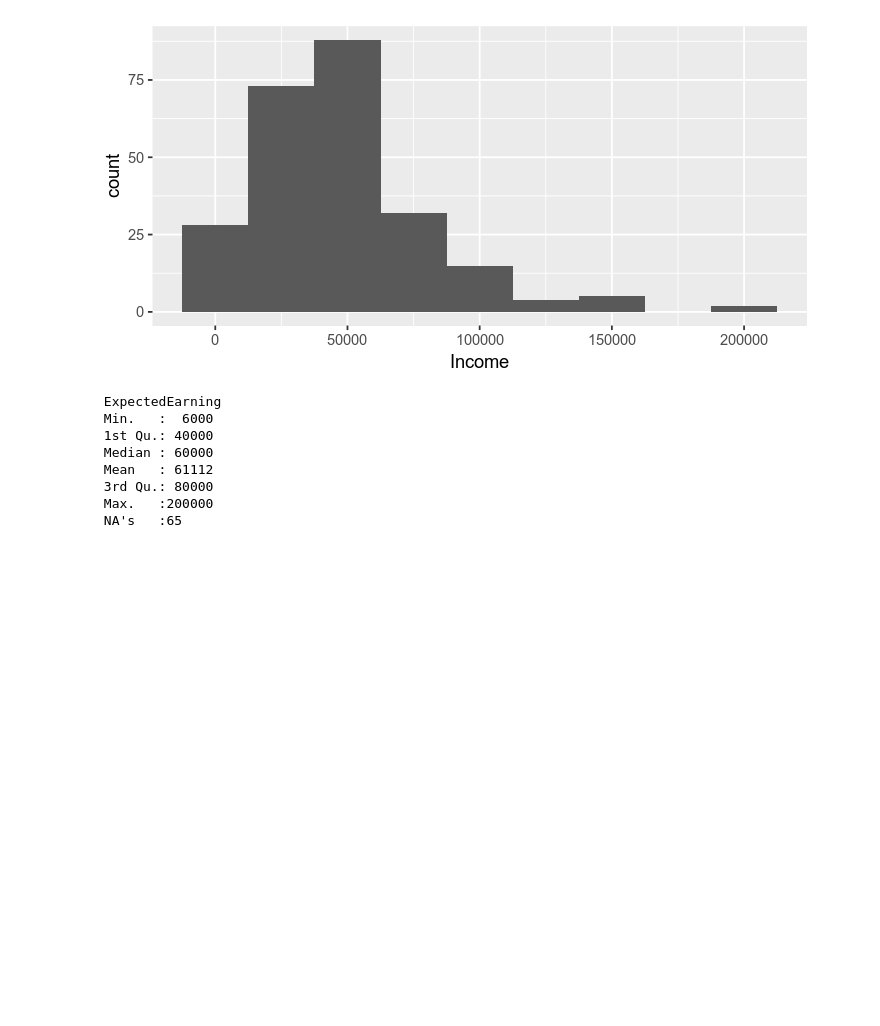
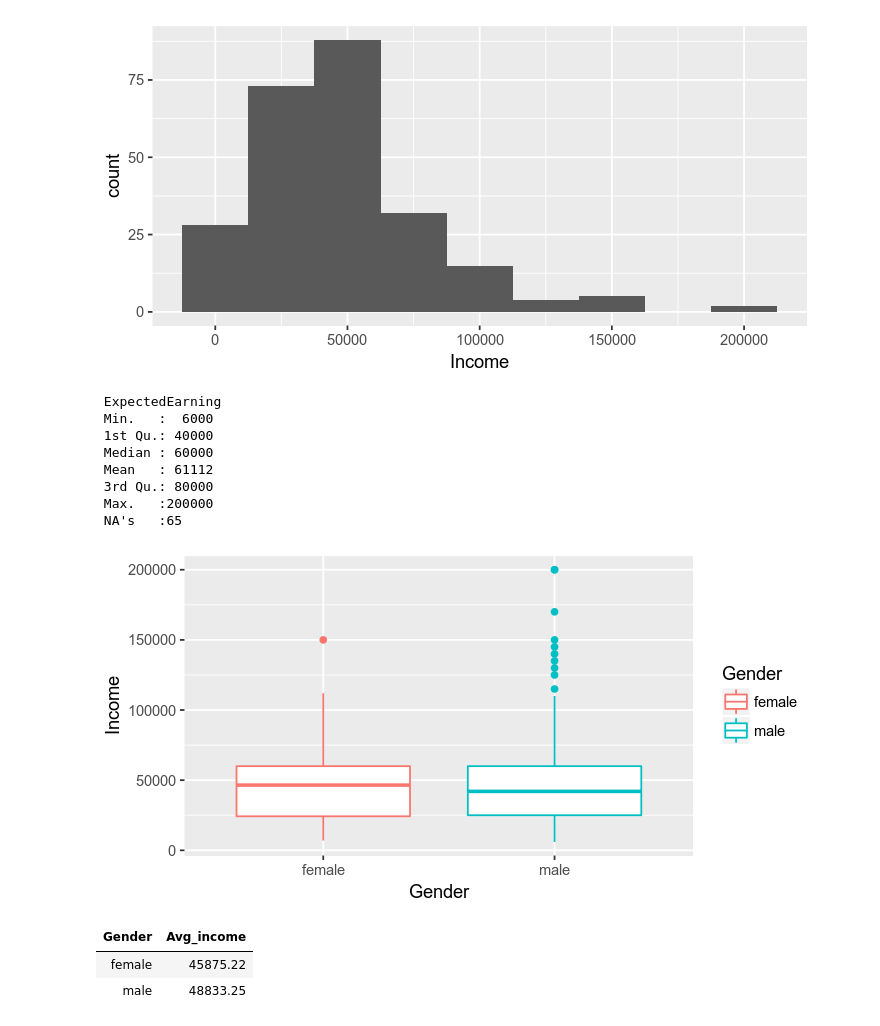
Before and after one commit to emuhsina/new_coder_survey_2016, a Jupyter notebook: new_coder_survey.ipynb, the cells around one changed output. Drawn from its saved outputs; the diff is of its cells as text; code cells hidden in the pictures; blank space fills up the shorter version.

```diff
--- a/new_coder_survey.ipynb
+++ b/new_coder_survey.ipynb
@@ -466,3 +453,29 @@ survey %>%
  3rd Qu.: 80000
  Max.   :200000
  NA's   :65
+# %%
+# Setting the size of plots in this notebook
+options(repr.plot.width=6, repr.plot.height=3)
+
+#Relations between sex and income
+survey %>%
+  filter(!is.na(Gender),
+       !is.na(Income),
+        Gender %in% c("female", "male"),
+        JobRoleInterest == "Data Scientist / Data Engineer") %>%
+  ggplot(aes(x= Gender, y= Income, col = Gender)) + geom_boxplot()
+# %% [output]
+[figure, added]
+# %%
+survey %>%
+  filter(!is.na(Gender),
+       !is.na(Income),
+        Gender %in% c("female", "male"),
+        JobRoleInterest == "Data Scientist / Data Engineer") %>%
+  group_by(Gender) %>%
+  select(Gender,Income) %>%
+  summarize(Avg_income = mean(Income))
+# %% [output]
+| Gender | Avg_income |
+| female | 45875.22 |
+| male | 48833.25 |
```
Also changed, not shown: parts of 13 cells of this notebook.
